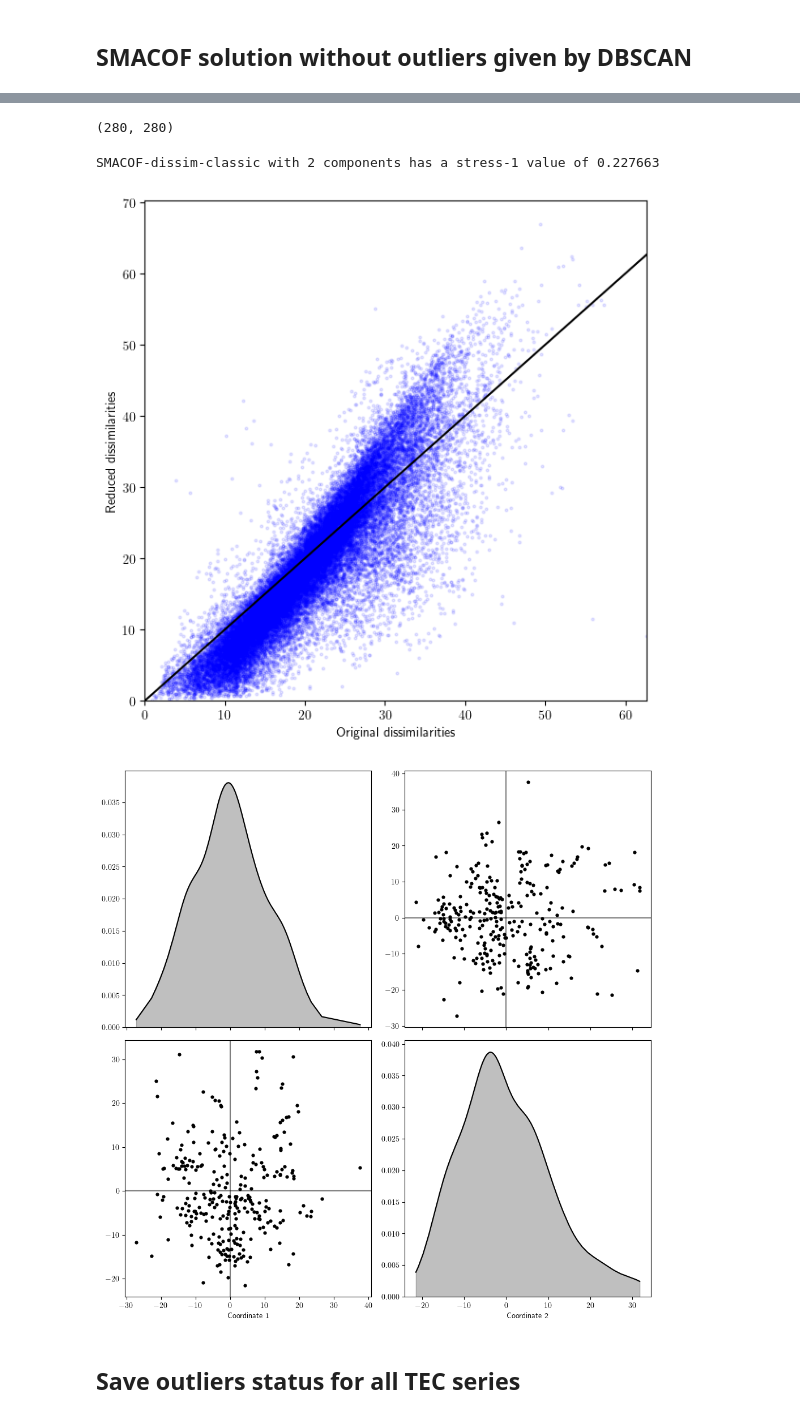
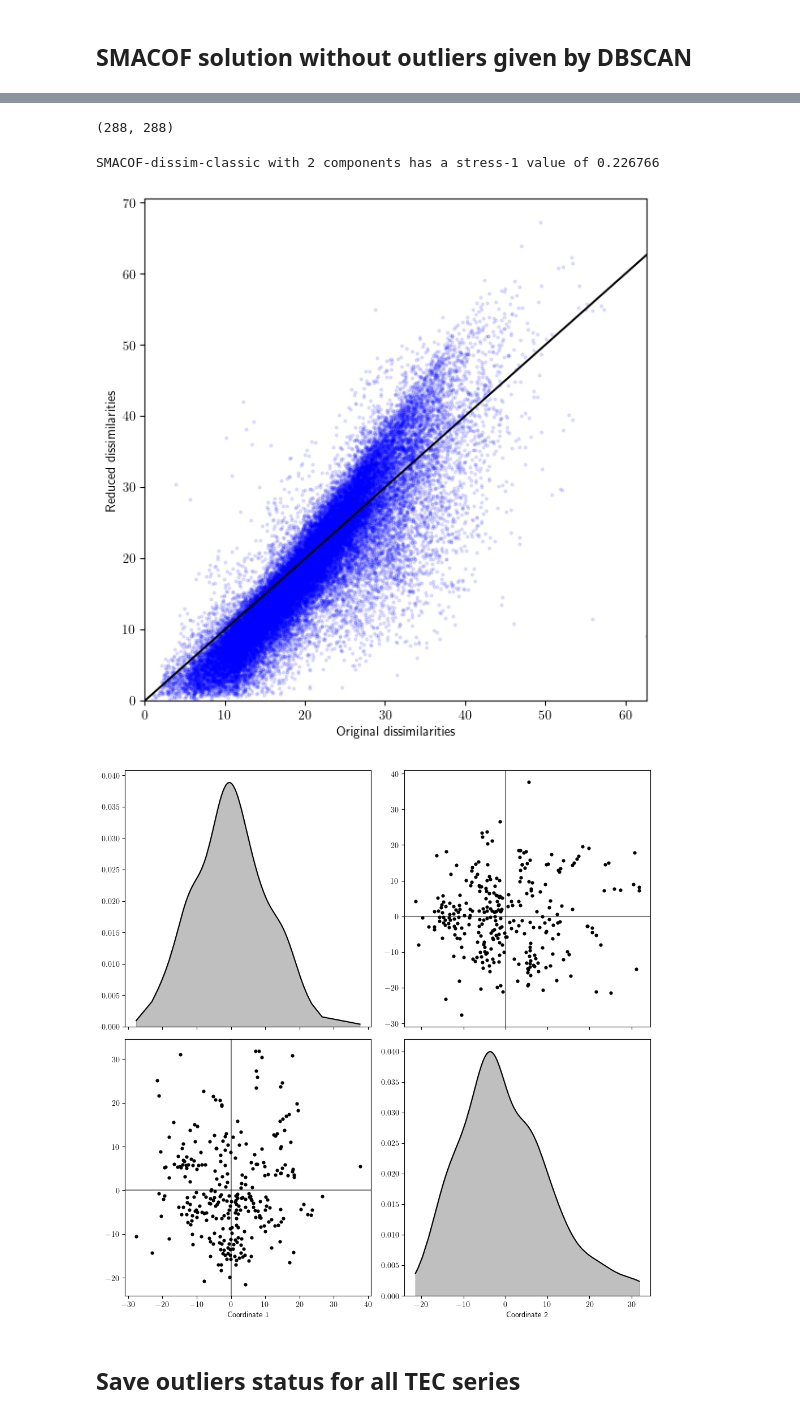
Before and after one commit to FedeSS99/ClusterTEC, a Jupyter notebook: MDS_Outliers.ipynb, the cells around one changed output, grey strips where cells are left out. Drawn from its saved outputs; the diff is of its cells as text; code cells hidden in the pictures.

```diff
--- a/MDS_Outliers.ipynb
+++ b/MDS_Outliers.ipynb
@@ -18,6 +18,6 @@ PTEX_dissim.shape
 # %% [output]
 (4313, 4313)
 # %%
-TEC_ClusterSeries = ClusterVTECDataMDS(dissimilarity = PTEX_dissim)
+TEC_ClusterSeries = ClusterMDS(dissimilarity = PTEX_dissim)
 TEC_ClusterSeries.ComputeMDS(num_comps_mds = 2, method = "SMACOF-dissim-classic", max_iter = 1000, eps = 1e-6, verbose = 0)
 # %% [output]
@@ -123,8 +122,8 @@ Counter({np.int64(0): 2390, np.int64(1): 1106, np.int64(2): 537, np.int64(-1): 2
 def RemoveSameRowsAndColumns(A:np.ndarray, index) -> np.ndarray:
     return np.delete(np.delete(A, index, 0), index, 1)
 # %%
-IndexOutliers = np.argwhere(HDBSCAN_cluster_labels == 1)
-IndexNotOutliers = np.argwhere(HDBSCAN_cluster_labels == 0)
+IndexOutliers = np.argwhere(HDBSCAN_Out.labels_ == -1)
+IndexNotOutliers = np.argwhere(HDBSCAN_Out.labels_ != -1)
 
 print("Number of outliers: ", IndexOutliers.size)
 print("Percentage of outlier: ", 100*IndexOutliers.size/TEC_ClusterSeries.Xc_TS.shape[0])
@@ -159,16 +155,16 @@ DB index = 0.36713521304747054
 PTEX_dissim_only_noise = RemoveSameRowsAndColumns(PTEX_dissim, IndexNotOutliers)
 PTEX_dissim_only_noise.shape
 # %% [output]
-(280, 280)
+(288, 288)
 # %%
-TEC_ClusterSeriesNoise = ClusterVTECDataMDS(dissimilarity = PTEX_dissim_only_noise)
+TEC_ClusterSeriesNoise = ClusterMDS(dissimilarity = PTEX_dissim_only_noise)
 TEC_ClusterSeriesNoise.ComputeMDS(num_comps_mds = 2, method = "SMACOF-dissim-classic", max_iter = 1000, eps = 1e-6, verbose = 0)
 TEC_ClusterSeriesNoise.ClusterTSVectors(num_clusters = -1)
 TEC_ClusterSeriesNoise.VisualizeClustering()
 # %% [output]
-SMACOF-dissim-classic with 2 components has a stress-1 value of 0.227663
+SMACOF-dissim-classic with 2 components has a stress-1 value of 0.226766
-[figure, old version]
+[figure, new version]
-[figure, old version]
+[figure, new version]
 # %% [markdown]
 ## Save outliers status for all TEC series
 # %%
```
Also changed, not shown: parts of 12 cells of this notebook.
